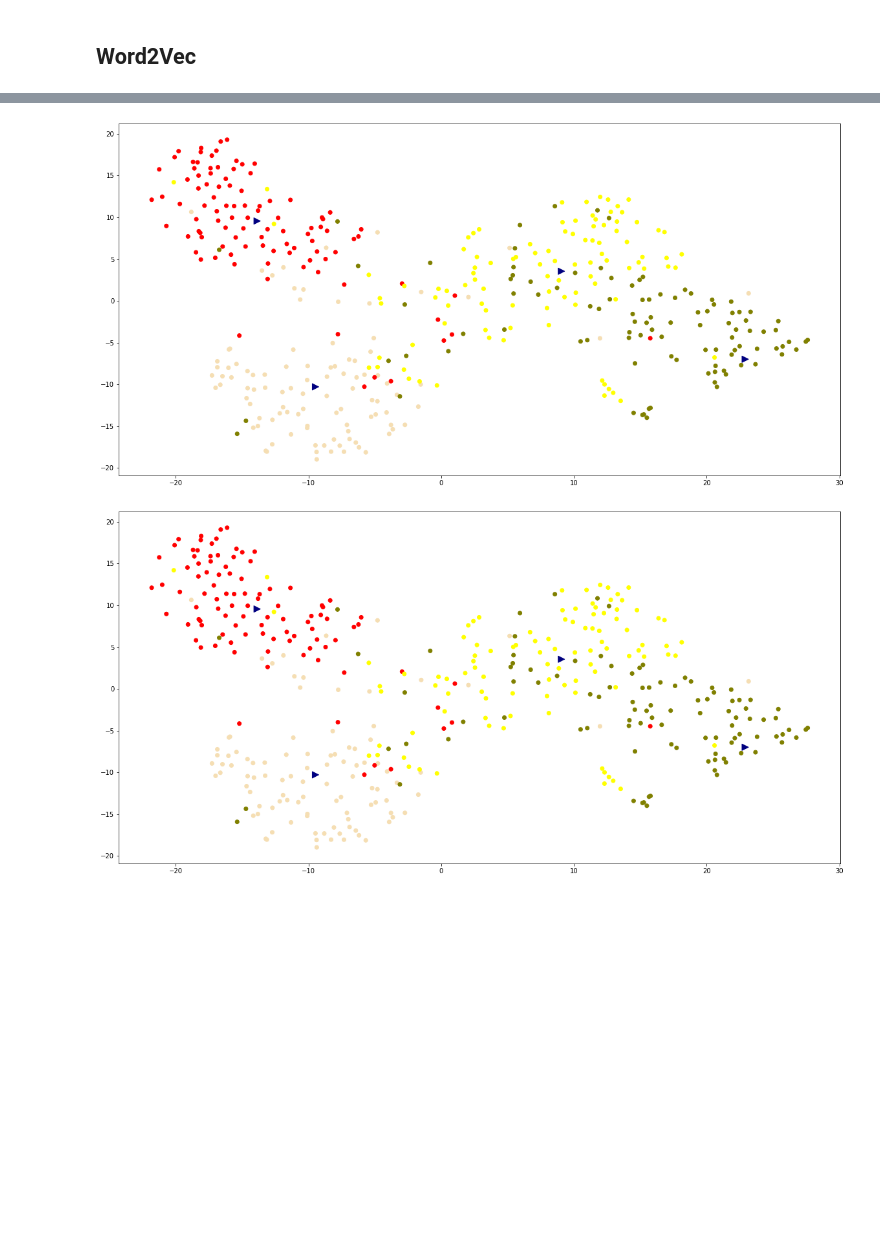
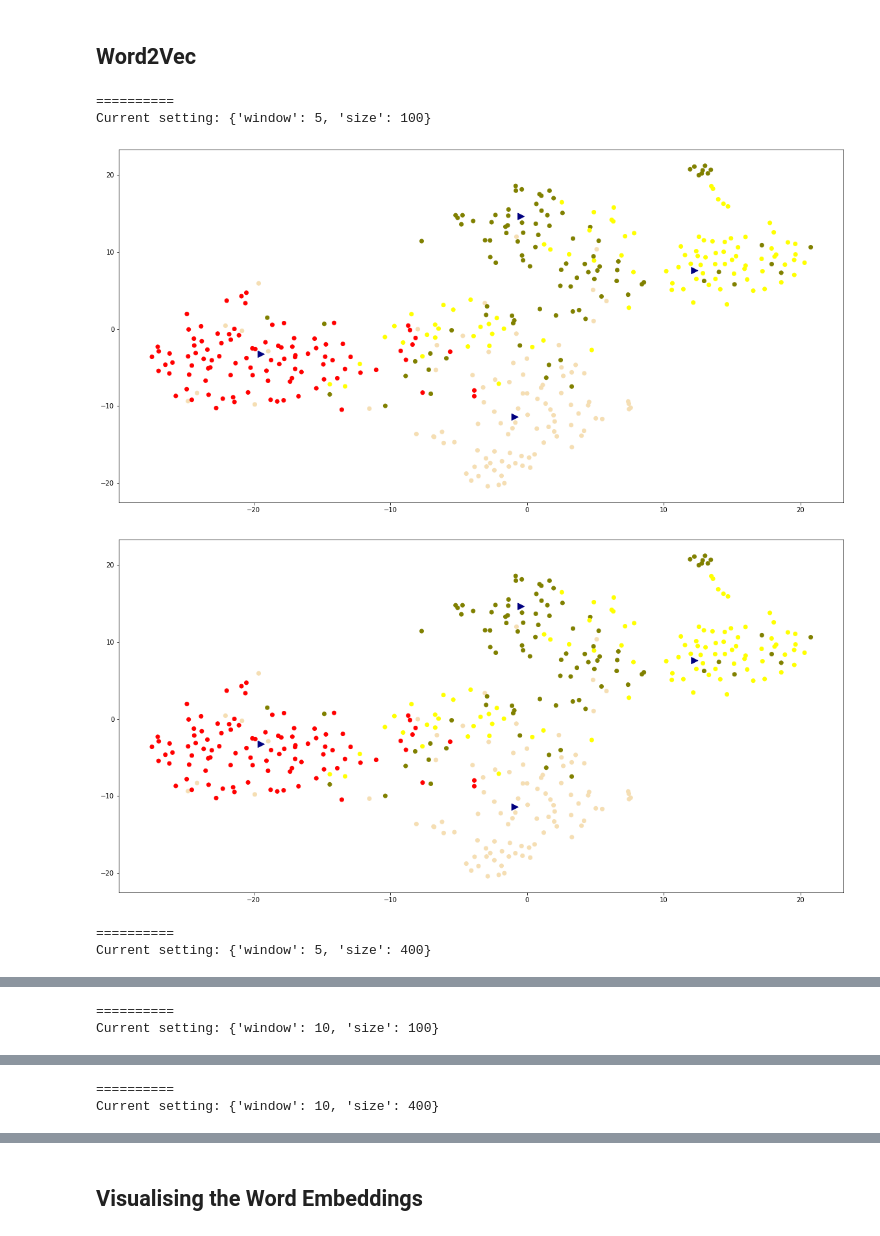
Before and after one commit to SeyedAlirezaFatemi/modern-information-retrieval, a Jupyter notebook: MIR-Project.ipynb, the cells around one changed output, grey strips where cells are left out. Saved outputs shown, nothing was run; the diff lists cells and outputs as text; code cells hidden in the pictures; blank space fills up the shorter version.

```diff
--- a/MIR-Project.ipynb
+++ b/MIR-Project.ipynb
@@ -780,12 +893,24 @@ model = gensim.models.Word2Vec(sentences=dataloader, window=window, size=size)
 # %%
-new_train_feature_matrix = np.zeros((num_train_docs, size), dtype=np.float32)
-for doc_id, train_doc in enumerate(train_documents):
-    num_doc_tokens = 0
-    for field in manager.fields:
-        for token in train_doc.get_tokens(field):
-            try:
-                new_train_feature_matrix[doc_id] += model.wv[token]
-                num_doc_tokens += 1
-            except KeyError:
-                continue
-    new_train_feature_matrix[doc_id] /= num_doc_tokens
+for setting in settings:
+    model = gensim.models.Word2Vec(sentences=dataloader, **setting)
+    new_train_feature_matrix = np.zeros((num_train_docs, setting["size"]), dtype=np.float32)
+    for doc_id, train_doc in enumerate(train_documents):
+        num_doc_tokens = 0
+        for field in manager.fields:
+            for token in train_doc.get_tokens(field):
+                try:
+                    new_train_feature_matrix[doc_id] += model.wv[token]
+                    num_doc_tokens += 1
+                except KeyError:
+                    continue
+        new_train_feature_matrix[doc_id] /= num_doc_tokens
+    print("==========")
+    print(f"Current setting: {setting}")
+    k_means_tsne_summary(new_train_feature_matrix, train_labels)
+# %% [output]
+==========
+Current setting: {'window': 5, 'size': 100}
+[figure, added]
+[figure, added]
+==========
+Current setting: {'window': 5, 'size': 400}
@@ -791,0 +919,2 @@ for doc_id, train_doc in enumerate(train_documents):
+==========
+Current setting: {'window': 10, 'size': 100}
@@ -791,0 +923,2 @@ for doc_id, train_doc in enumerate(train_documents):
+==========
+Current setting: {'window': 10, 'size': 400}
@@ -871,8 +927,5 @@ def k_means_tsne_summary(train_feature_matrix: np.ndarray, train_labels: np.ndar
-# %%
-k_means_tsne_summary(new_train_feature_matrix, train_labels)
-# %% [output]
-[figure, removed]
-[figure, removed]
+# %% [markdown]
+## Visualising the Word Embeddings
 # %%
 from sklearn.decomposition import IncrementalPCA  # inital reduction
 from sklearn.manifold import TSNE  # final reduction
```
Also changed, not shown: parts of 13 cells of this notebook.
